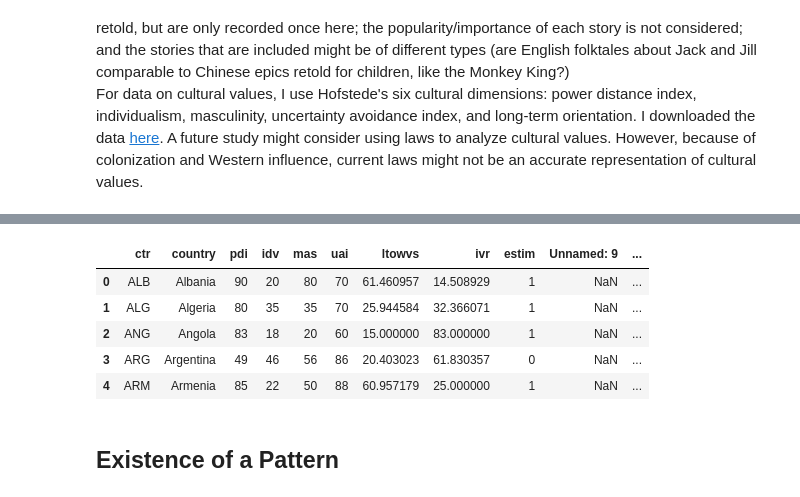
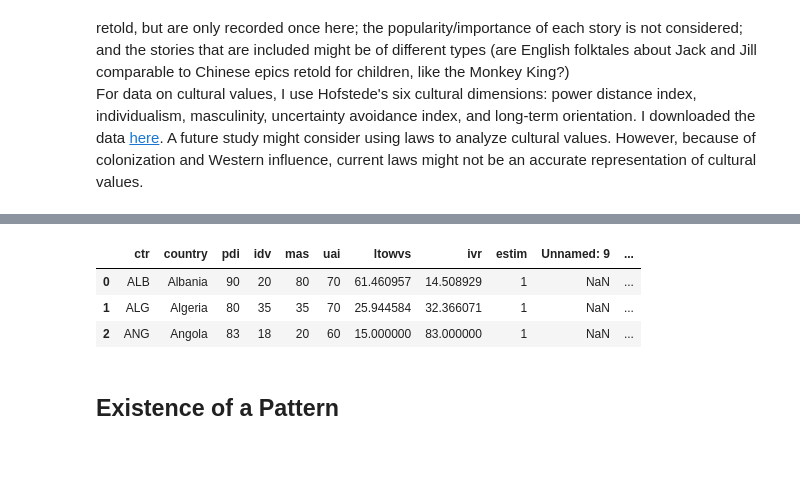
Before and after one commit to graceshaoy/folktale, a Jupyter notebook: data_exploration.ipynb, the cells around one changed output, grey strips where cells are left out. Saved outputs shown, nothing was run; the diff lists cells and outputs as text; code cells hidden in the pictures; blank space fills up the shorter version.

```diff
--- a/data_exploration.ipynb
+++ b/data_exploration.ipynb
@@ -75,13 +74,11 @@ stories.head()
 # %%
 hofstede = pd.read_excel(data+"hofstede.xlsx")
-hofstede.head()
+hofstede.head(3)
 # %% [output]
 |  | ctr | country | pdi | idv | mas | uai | ltowvs | ivr | estim | Unnamed: 9 | ... |
 | 0 | ALB | Albania | 90 | 20 | 80 | 70 | 61.460957 | 14.508929 | 1 | NaN | ... |
 | 1 | ALG | Algeria | 80 | 35 | 35 | 70 | 25.944584 | 32.366071 | 1 | NaN | ... |
 | 2 | ANG | Angola | 83 | 18 | 20 | 60 | 15.000000 | 83.000000 | 1 | NaN | ... |
-| 3 | ARG | Argentina | 49 | 46 | 56 | 86 | 20.403023 | 61.830357 | 0 | NaN | ... |
-| 4 | ARM | Armenia | 85 | 22 | 50 | 88 | 60.957179 | 25.000000 | 1 | NaN | ... |
 # %% [markdown]
 ## Existence of a Pattern
 # %% [markdown]
```
Also changed, not shown: parts of 5 cells of this notebook, 1 other file.
